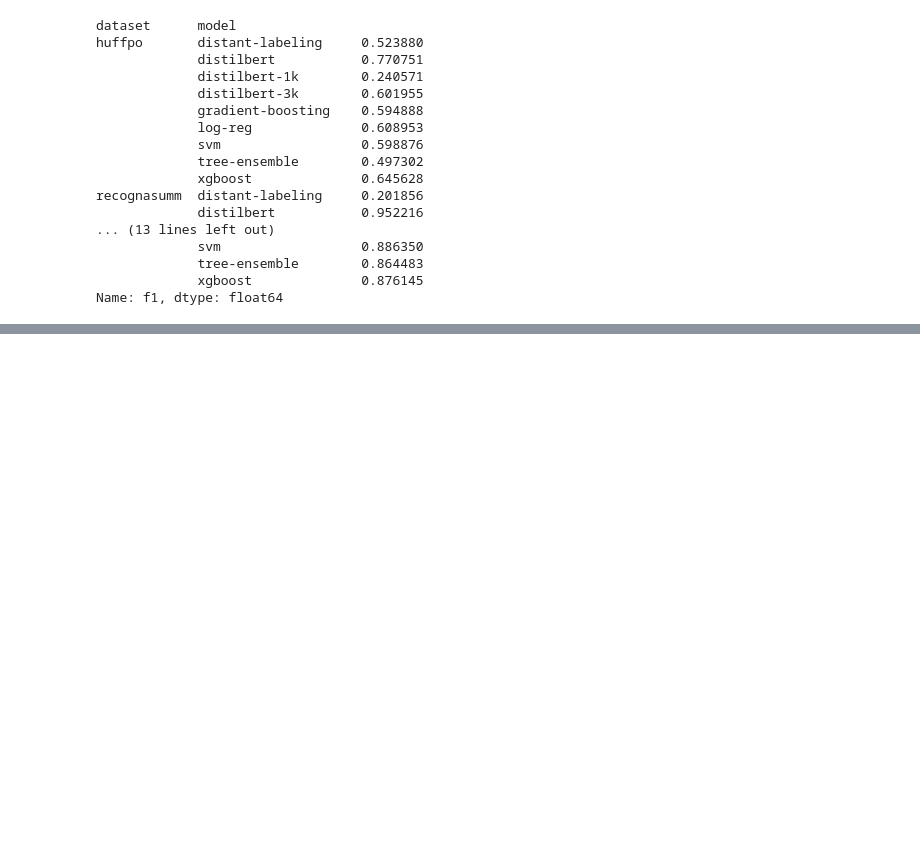
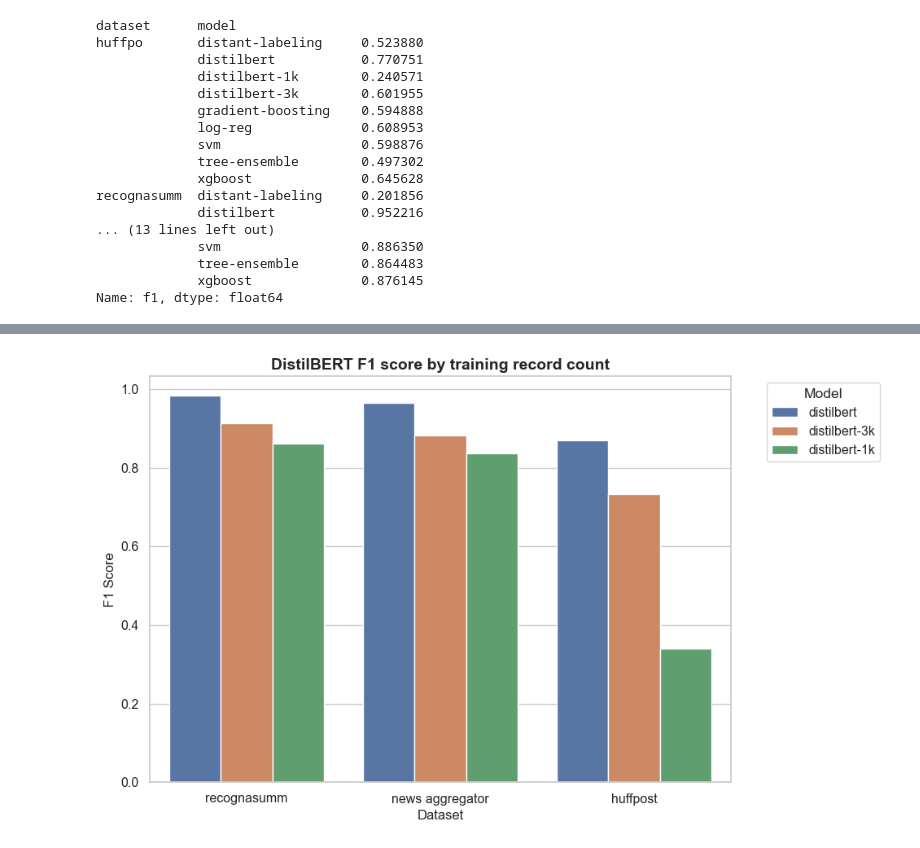
Before and after one commit to NHagar/url_classification, a Jupyter notebook: adhoc/results.ipynb, the cells around one changed output, grey strips where cells are left out. Saved outputs shown, nothing was run; the diff lists cells and outputs as text; code cells hidden in the pictures; blank space fills up the shorter version.

```diff
--- a/adhoc/results.ipynb
+++ b/adhoc/results.ipynb
@@ -143,0 +184,23 @@ Name: f1, dtype: float64
+# %%
+top1 = df.sort_values('f1', ascending=False).groupby(['model', 'dataset']).head(1)
+top1 = top1[top1.model.isin(["distilbert", "distilbert-1k", "distilbert-3k"])]
+# %%
+plt.figure(figsize=(8, 6))
+ax = sns.barplot(
+    top1,
+    x="dataset",
+    y="f1",
+    hue="model",
+)
+ax.set_xlabel("Dataset", fontsize=12)
+ax.set_ylabel("F1 Score", fontsize=12)
+ax.set_title("DistilBERT F1 score by training record count", fontsize=14, fontweight='bold')
+plt.tight_layout()
+ax.legend(title="Model", bbox_to_anchor=(1.05, 1), loc='upper left')
+# Change x-axis tick labels to more readable names
+dataset_label_map = {"recognasumm": "recognasumm", "uci": "news aggregator", "huffpo": "huffpost"}
+new_labels = [dataset_label_map.get(label.get_text(), label.get_text()) for label in ax.get_xticklabels()]
+ax.set_xticklabels(new_labels)
+plt.show()
+# %% [output]
+[figure, added]
```
Also changed, not shown: parts of 4 cells of this notebook.
